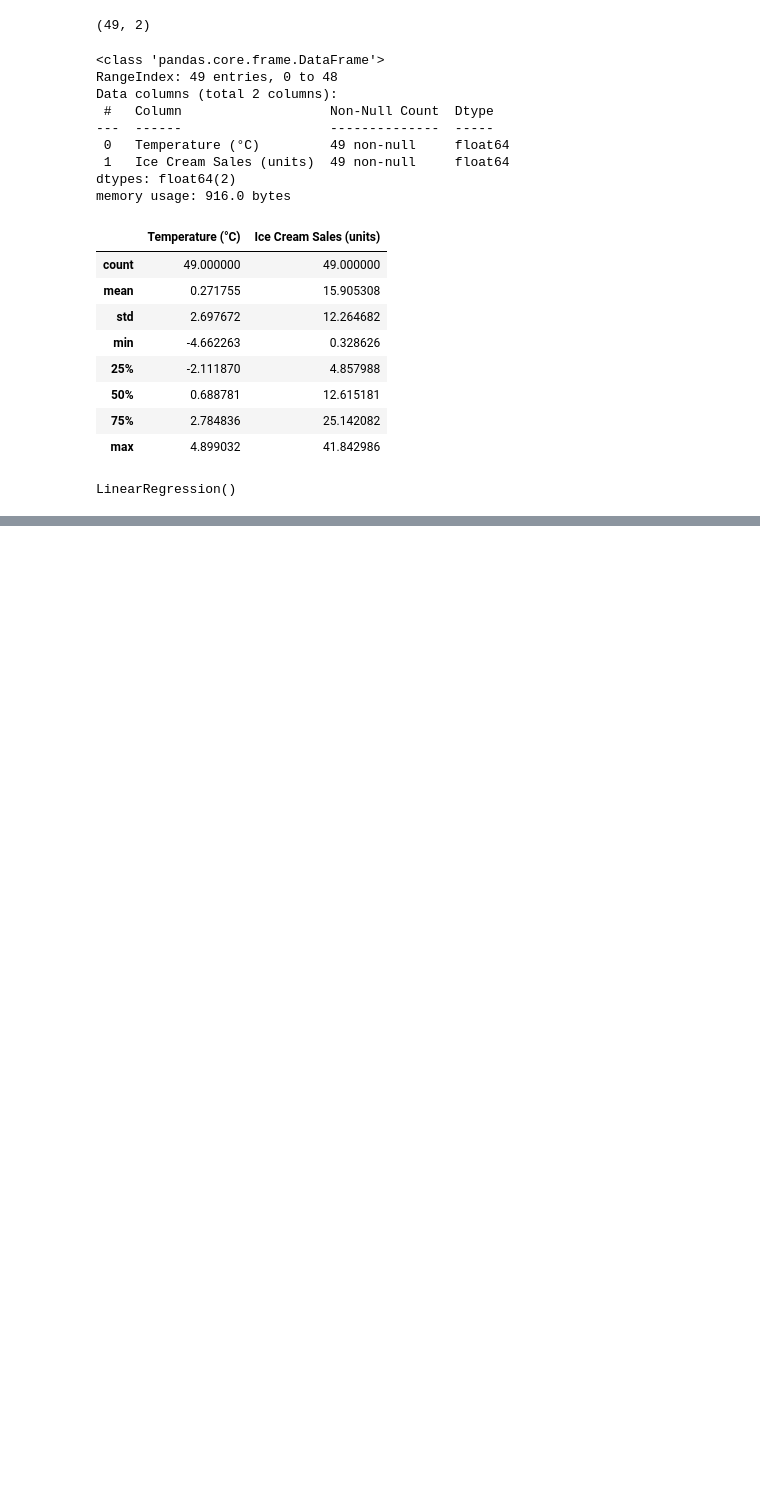
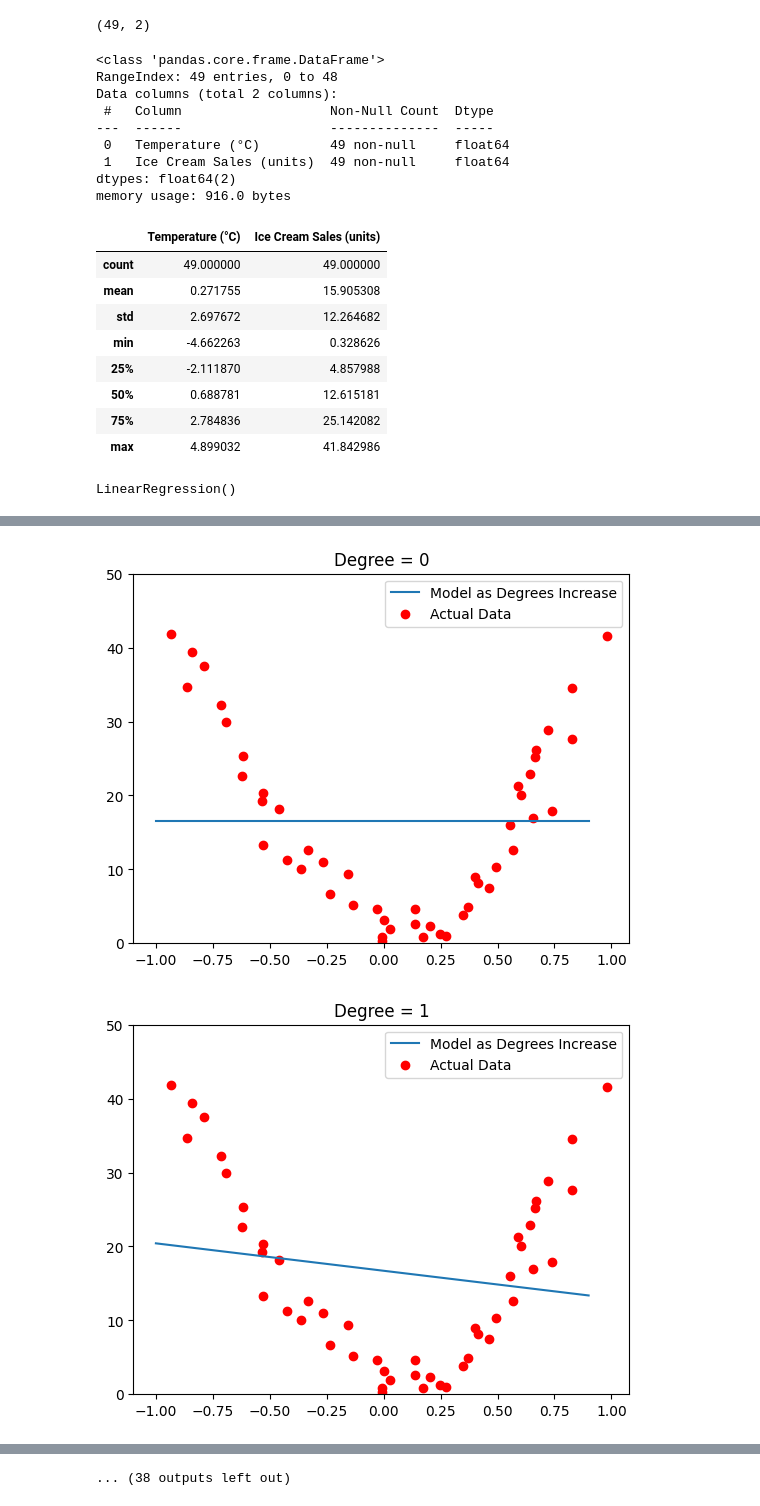
Before and after one commit to vishnuiyer23ug-stack/computational-statistics-course-4, a Jupyter notebook: Class_06_polynomial_regression_bias_variance_tradeoff.ipynb, the cells around one changed output, grey strips where cells are left out. Drawn from its saved outputs; the diff is of its cells as text; code cells hidden in the pictures; blank space fills up the shorter version.

```diff
--- a/Class_06_polynomial_regression_bias_variance_tradeoff.ipynb
+++ b/Class_06_polynomial_regression_bias_variance_tradeoff.ipynb
@@ -199,20 +201,35 @@ print(test_r2)
 # %%
-n = 10
+n = 50
 train_r2 = np.zeros(n)
 test_r2 = np.zeros(n)
 train_error = np.zeros(n)
 test_error = np.zeros(n)
 
+x_vals = pd.DataFrame(x_vals, columns=["Temperatures"])
 
 for i in range(n):
   poly_features = PolynomialFeatures(degree=i) # degree determines the degree of the features (self-explanatory)
   X_transformed = poly_features.fit_transform(X)
+  x_vals_transformed = poly_features.fit_transform(x_vals)
   X_train, X_test, y_train, y_test = train_test_split(X_transformed, y, test_size = 0.3, random_state = 42)
   model = LinearRegression()
   model.fit(X_train,y_train)
   train_r2[i] = model.score(X_train, y_train)
   train_predict = model.predict(X_train)
   test_predict = model.predict(X_test)
   test_r2[i] = model.score(X_test,y_test)
   train_error[i] = mean_squared_error(y_train, train_predict)
   test_error[i] = mean_squared_error(y_test, test_predict)
+  y_pred_transformed = model.predict(x_vals_transformed) # Helps us see what the model is predicting for values of x that are not in our dataset
+  residuals = y - model.predict(X_transformed)
+  plt.figure()
+
+  plt.plot(x_vals,y_pred_transformed, label = "Model as Degrees Increase")
+  plt.scatter(X,y,color="red", label = "Actual Data")
+  #plt.scatter(X,residuals,color="green")
+  plt.title(f"Degree = {i}")
+  plt.ylim(0,50)
+  plt.legend()
+# %% [output]
+[figure, added]
+[figure, added]
@@ -219,2 +246,3 @@ for i in range(n):
+... (38 outputs left out)
 # %%
 i = np.arange(1,n+1,1)
```
Also changed, not shown: parts of 20 cells of this notebook.
